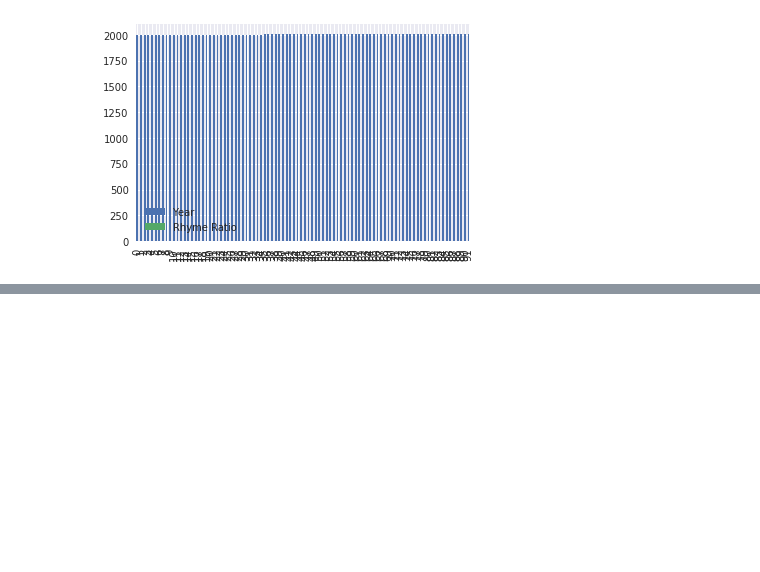
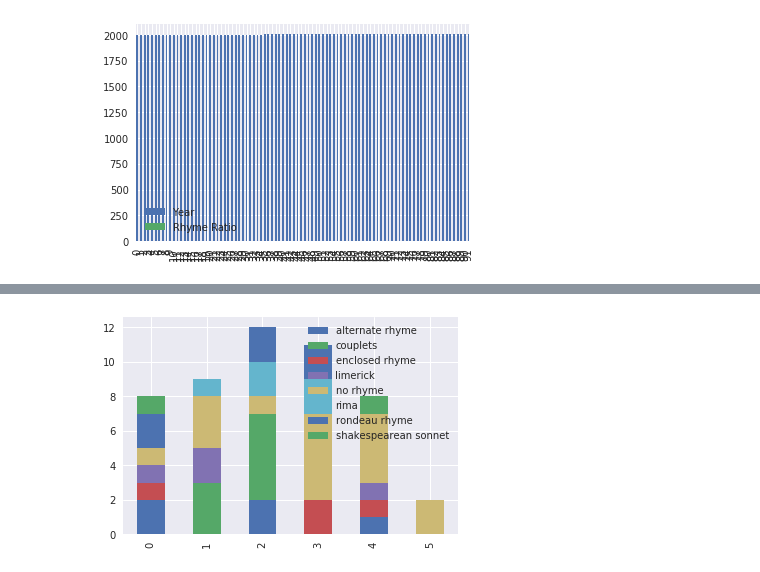
Before and after one commit to Gbachant/rhyme-scheme, a Jupyter notebook: rhyme-scheme.ipynb, the cells around one changed output, grey strips where cells are left out. Saved outputs shown, nothing was run; the diff lists cells and outputs as text; code cells hidden in the pictures; blank space fills up the shorter version.

Commit message:
Make basic stacked bar chart for lyric_data

```diff
--- a/rhyme-scheme.ipynb
+++ b/rhyme-scheme.ipynb
@@ -289,6 +277,8 @@ plt.show()
 #            lowess=True);
 # %% [output]
 [figure]
+# %%
+lyric_data = pd.DataFrame.from_dict(rhyme_type_tallies)
 # %%
 df.plot(kind='bar', stacked=True)
 plt.show()
@@ -296,0 +308,5 @@ plt.show()
+# %%
+lyric_data.plot(kind='bar', stacked=True)
+plt.show()
+# %% [output]
+[figure, added]
```
Also changed, not shown: parts of 8 cells of this notebook.
